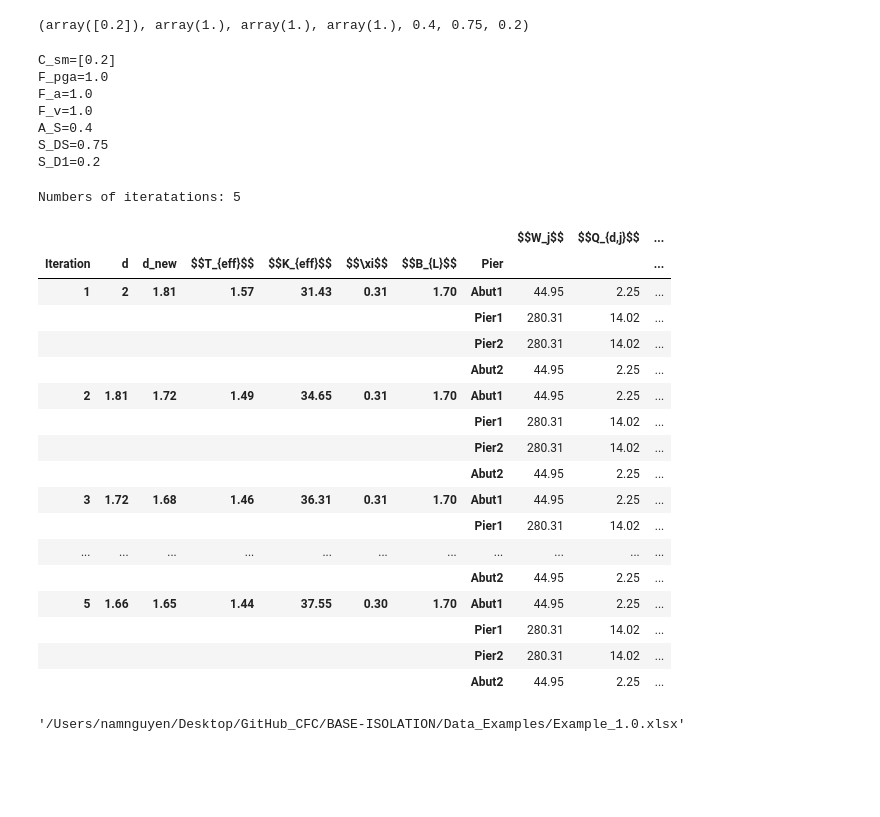
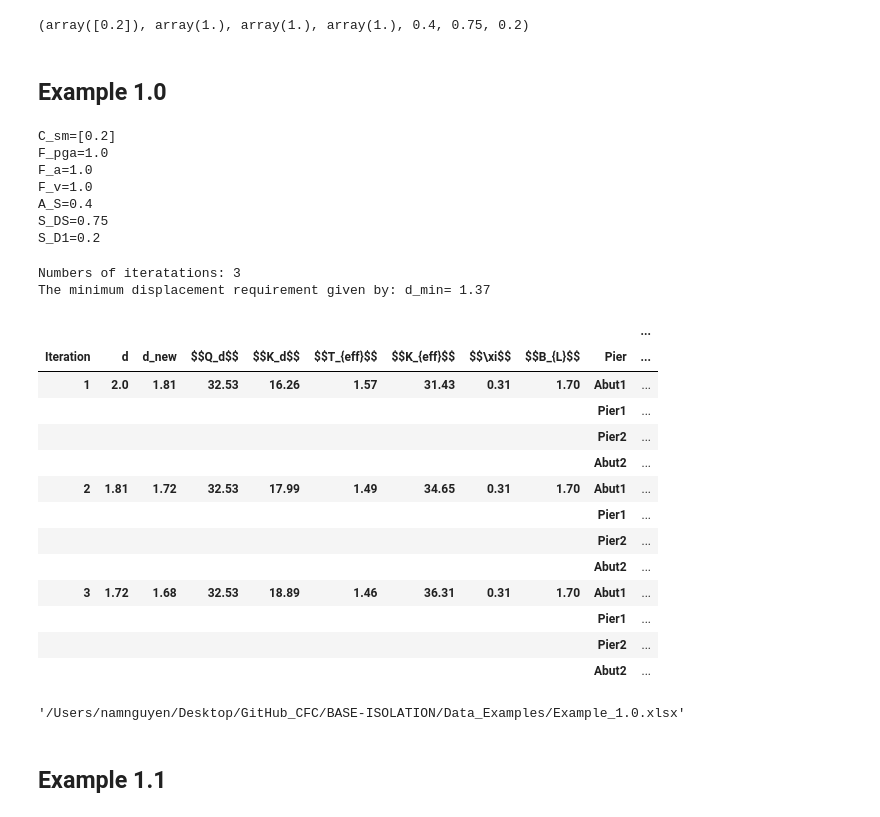
Before and after one commit to CFCSL/BASE-ISOLATION, a Jupyter notebook: test.ipynb, the cells around one changed output. Saved outputs shown, nothing was run; the diff lists cells and outputs as text; code cells hidden in the pictures; blank space fills up the shorter version.

```diff
--- a/test.ipynb
+++ b/test.ipynb
@@ -231,8 +268,12 @@ def Iteration(m,n,n_c,W_SS, W_PP,W,K_sub,angle_skew,S_D1, epsilon,d=2.0):
+# %% [markdown]
+## Example 1.0
 # %%
 # Example 1.0:
 m=4
 n=6
 n_c=[0,3,3,0]
+q=0.05 # 5%
+k=0.05
 W_SS=650.52
 W_PP=107.16
 W=[44.95,280.31,280.31,44.95]
@@ -263,61 +304,29 @@ A_S=0.4
 S_DS=0.75
 S_D1=0.2
 # %%
-epsilon=0.01
-d=2
-data=Iteration(m,n,n_c,W_SS, W_PP,W,K_sub,angle_skew,S_D1, epsilon, d)
+epsilon=0.05
+
+df_Example_1_0=Iteration(m,n,n_c,W_SS, W_PP,W,K_sub,angle_skew,S_D1,q,k, epsilon)
 # %% [output]
-Numbers of iteratations: 5
+Numbers of iteratations: 3
+The minimum displacement requirement given by: d_min= 1.37
 # %%
-# Round the values in each column to n decimal places
-def round_values(x,n):
-    try:
-        return round(x, n)
-    except:
-        return x
-
-# Apply the e-4 formatting to numeric columns
-def scientific_format(x):
-    try:
-        float_value = float(x)
-        return '{:.2e}'.format(float_value).replace('+', '')
-    except:
-        return x
-
-concatenated_df = pd.DataFrame()
-
-# Concatenate the DataFrames from each iteration
-for i, df in data.items():
-    df['Iteration'] = i  # Add a new column for iteration number
-    concatenated_df = pd.concat([concatenated_df, df], ignore_index=True)
-
-for col in concatenated_df.columns:
-    if col=="$\\alpha_j$":
-        concatenated_df[col] = concatenated_df[col].apply(scientific_format)
-    else:
-        concatenated_df[col] = concatenated_df[col].apply(round_values,n=2)
-concatenated_df.set_index(['Iteration',"d", "d_new", "$$T_{eff}$$","$$K_{eff}$$","$$\\xi$$", "$$B_{L}$$", 'Pier'], inplace=True)
+df_Example_1_0
+# %% [output]
+|  |  |  |  |  |  |  |  |  |  | ... |
+| Iteration | d | d_new | $$Q_d$$ | $$K_d$$ | $$T_{eff}$$ | $$K_{eff}$$ | $$\xi$$ | $$B_{L}$$ | Pier | ... |
+| 1 | 2.0 | 1.81 | 32.53 | 16.26 | 1.57 | 31.43 | 0.31 | 1.70 | Abut1 | ... |
+|  |  |  |  |  |  |  |  |  | Pier1 | ... |
+|  |  |  |  |  |  |  |  |  | Pier2 | ... |
+|  |  |  |  |  |  |  |  |  | Abut2 | ... |
+| 2 | 1.81 | 1.72 | 32.53 | 17.99 | 1.49 | 34.65 | 0.31 | 1.70 | Abut1 | ... |
+|  |  |  |  |  |  |  |  |  | Pier1 | ... |
+|  |  |  |  |  |  |  |  |  | Pier2 | ... |
+|  |  |  |  |  |  |  |  |  | Abut2 | ... |
+| 3 | 1.72 | 1.68 | 32.53 | 18.89 | 1.46 | 36.31 | 0.31 | 1.70 | Abut1 | ... |
+|  |  |  |  |  |  |  |  |  | Pier1 | ... |
+|  |  |  |  |  |  |  |  |  | Pier2 | ... |
+|  |  |  |  |  |  |  |  |  | Abut2 | ... |
-# %%
-concatenated_df
-# %% [output]
-|  |  |  |  |  |  |  |  | $$W_j$$ | $$Q_{d,j}$$ | ... |
-| Iteration | d | d_new | $$T_{eff}$$ | $$K_{eff}$$ | $$\xi$$ | $$B_{L}$$ | Pier |  |  | ... |
-| 1 | 2 | 1.81 | 1.57 | 31.43 | 0.31 | 1.70 | Abut1 | 44.95 | 2.25 | ... |
-|  |  |  |  |  |  |  | Pier1 | 280.31 | 14.02 | ... |
-|  |  |  |  |  |  |  | Pier2 | 280.31 | 14.02 | ... |
-|  |  |  |  |  |  |  | Abut2 | 44.95 | 2.25 | ... |
-| 2 | 1.81 | 1.72 | 1.49 | 34.65 | 0.31 | 1.70 | Abut1 | 44.95 | 2.25 | ... |
-|  |  |  |  |  |  |  | Pier1 | 280.31 | 14.02 | ... |
-|  |  |  |  |  |  |  | Pier2 | 280.31 | 14.02 | ... |
-|  |  |  |  |  |  |  | Abut2 | 44.95 | 2.25 | ... |
-| 3 | 1.72 | 1.68 | 1.46 | 36.31 | 0.31 | 1.70 | Abut1 | 44.95 | 2.25 | ... |
-|  |  |  |  |  |  |  | Pier1 | 280.31 | 14.02 | ... |
-| ... | ... | ... | ... | ... | ... | ... | ... | ... | ... | ... |
-|  |  |  |  |  |  |  | Abut2 | 44.95 | 2.25 | ... |
-| 5 | 1.66 | 1.65 | 1.44 | 37.55 | 0.30 | 1.70 | Abut1 | 44.95 | 2.25 | ... |
-|  |  |  |  |  |  |  | Pier1 | 280.31 | 14.02 | ... |
-|  |  |  |  |  |  |  | Pier2 | 280.31 | 14.02 | ... |
-|  |  |  |  |  |  |  | Abut2 | 44.95 | 2.25 | ... |
 # %%
 import os
 current_path=os.getcwd()
@@ -333,0 +343,2 @@ concatenated_df.to_excel(file_path, index=True)
+# %% [markdown]
+## Example 1.1
```
Also changed, not shown: parts of 19 cells of this notebook, 6 other files.
